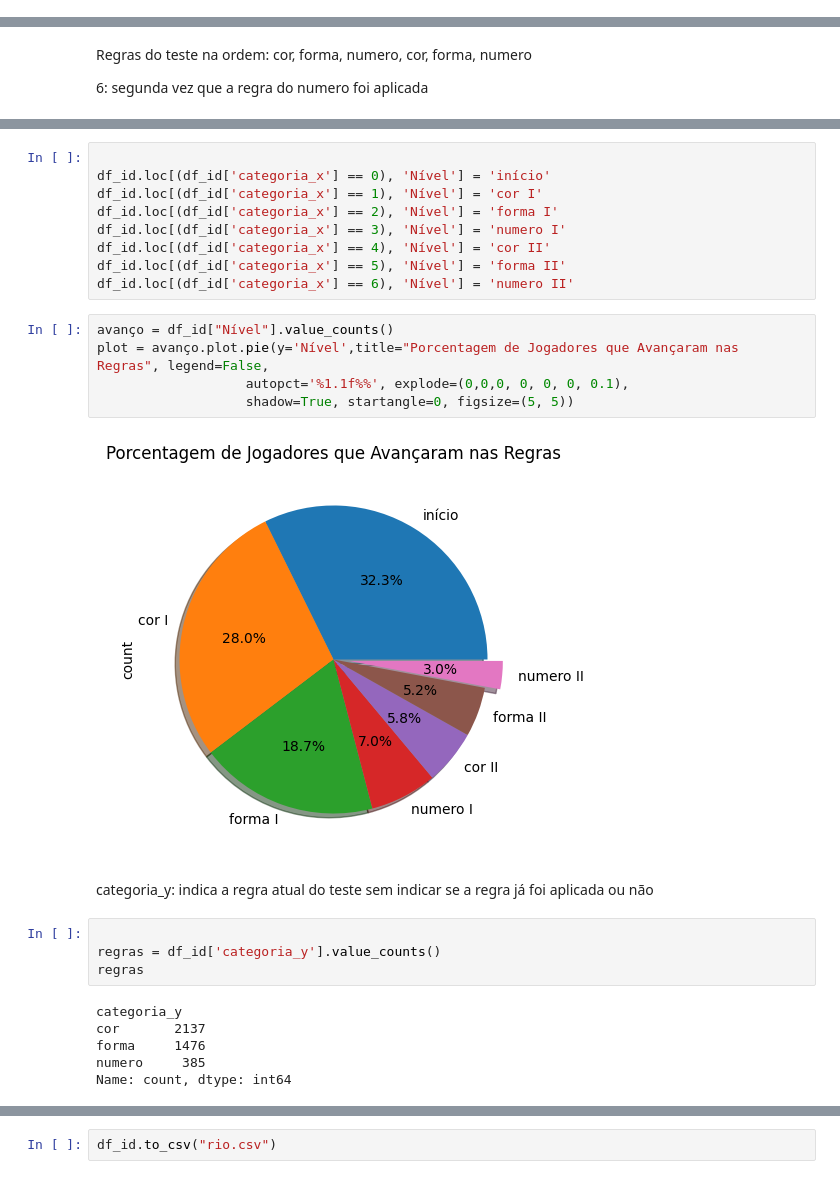
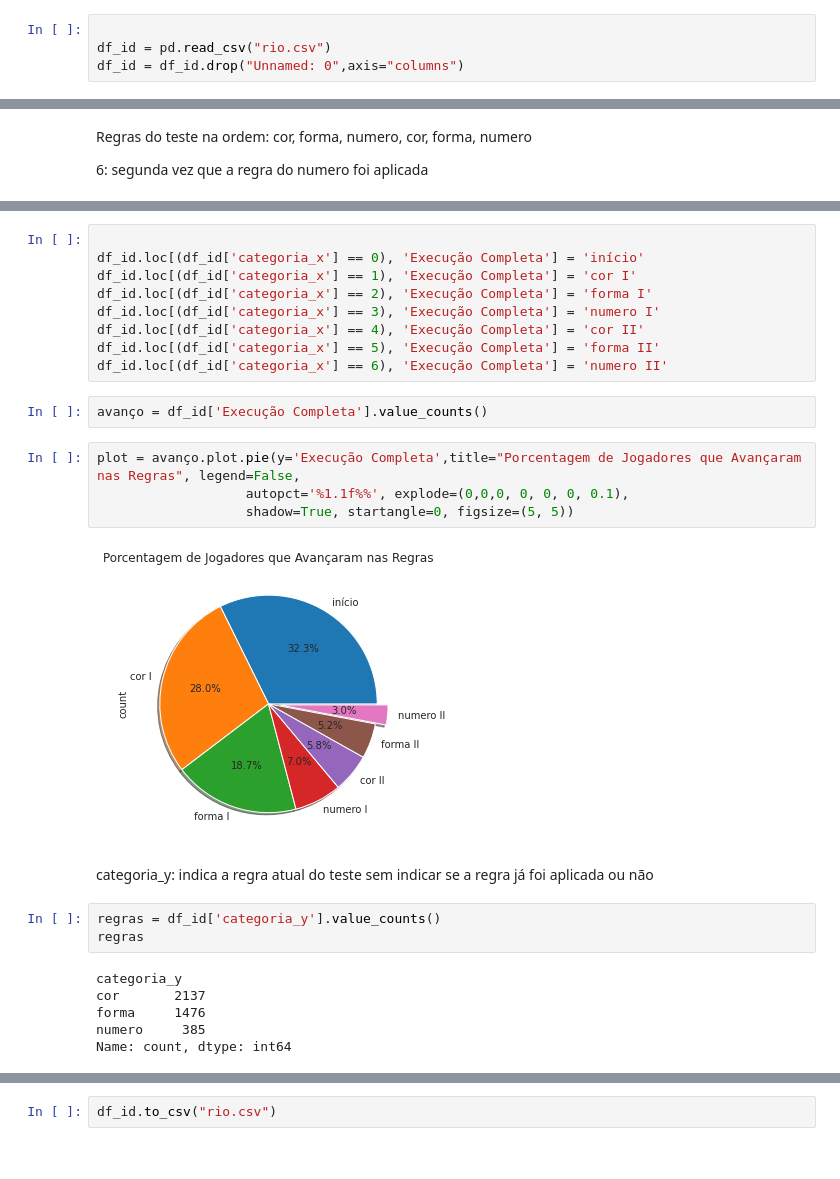
Before and after one commit to AnniProvietti/RIO20, a Jupyter notebook: fono_ceo-master/ipynb/dev/Wisconsin.ipynb, the cells around one changed output, grey strips where cells are left out. Cells and saved outputs as stored; diff of their text form.

```diff
--- a/fono_ceo-master/ipynb/dev/Wisconsin.ipynb
+++ b/fono_ceo-master/ipynb/dev/Wisconsin.ipynb
@@ -310 +256,5 @@ df_id.describe()
+# %%
+
+df_id = pd.read_csv("rio.csv")
+df_id = df_id.drop("Unnamed: 0",axis="columns")
 # %%
@@ -343,23 +294,23 @@ Name: count, dtype: int64
 # %%
 
-df_id.loc[(df_id['categoria_x'] == 0), 'Nível'] = 'início'
-df_id.loc[(df_id['categoria_x'] == 1), 'Nível'] = 'cor I'
-df_id.loc[(df_id['categoria_x'] == 2), 'Nível'] = 'forma I'
-df_id.loc[(df_id['categoria_x'] == 3), 'Nível'] = 'numero I'
-df_id.loc[(df_id['categoria_x'] == 4), 'Nível'] = 'cor II'
-df_id.loc[(df_id['categoria_x'] == 5), 'Nível'] = 'forma II'
-df_id.loc[(df_id['categoria_x'] == 6), 'Nível'] = 'numero II'
+df_id.loc[(df_id['categoria_x'] == 0), 'Execução Completa'] = 'início'
+df_id.loc[(df_id['categoria_x'] == 1), 'Execução Completa'] = 'cor I'
+df_id.loc[(df_id['categoria_x'] == 2), 'Execução Completa'] = 'forma I'
+df_id.loc[(df_id['categoria_x'] == 3), 'Execução Completa'] = 'numero I'
+df_id.loc[(df_id['categoria_x'] == 4), 'Execução Completa'] = 'cor II'
+df_id.loc[(df_id['categoria_x'] == 5), 'Execução Completa'] = 'forma II'
+df_id.loc[(df_id['categoria_x'] == 6), 'Execução Completa'] = 'numero II'
+# %%
+avanço = df_id['Execução Completa'].value_counts()
 # %%
-avanço = df_id["Nível"].value_counts()
-plot = avanço.plot.pie(y='Nível',title="Porcentagem de Jogadores que Avançaram nas Regras", legend=False,
+plot = avanço.plot.pie(y='Execução Completa',title="Porcentagem de Jogadores que Avançaram nas Regras", legend=False,
                    autopct='%1.1f%%', explode=(0,0,0, 0, 0, 0, 0.1),
                    shadow=True, startangle=0, figsize=(5, 5))
 # %% [output]
-[figure, old version]
+[figure, new version]
 # %% [markdown]
 categoria_y: indica a regra atual do teste sem indicar se a regra já foi aplicada ou não
 # %%
-
 regras = df_id['categoria_y'].value_counts()
 regras
 # %% [output]
```
Also changed, not shown: parts of 120 cells of this notebook, 5 other files.
